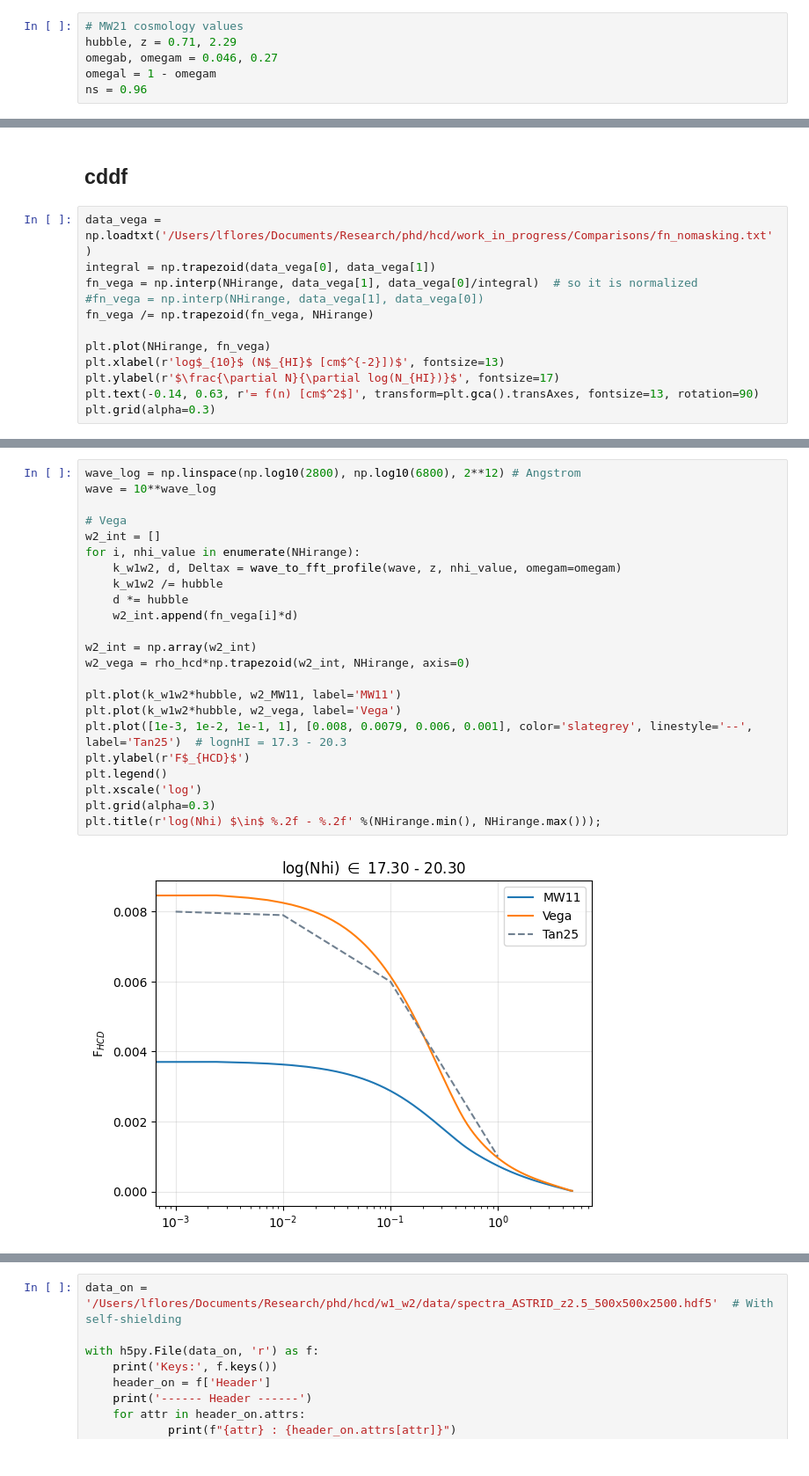
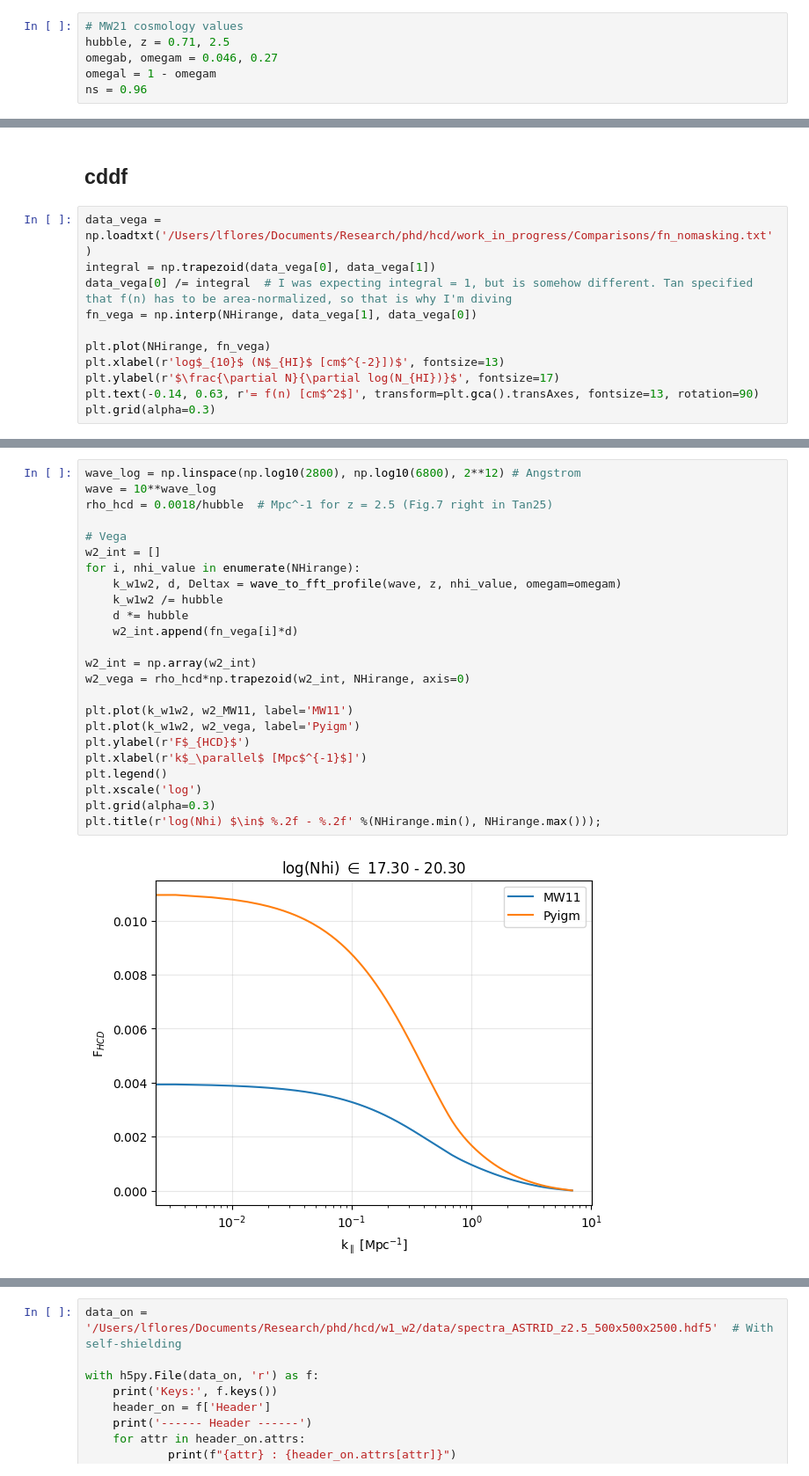
Before and after one commit to andreufont/astrid_hcd, a Jupyter notebook: MW11model/Comparisons/FVoigt=W2.ipynb, the cells around one changed output, grey strips where cells are left out. Shown at 88% size. Saved outputs shown, nothing was run; the diff lists cells and outputs as text.

```diff
--- a/MW11model/Comparisons/FVoigt=W2.ipynb
+++ b/MW11model/Comparisons/FVoigt=W2.ipynb
@@ -20,6 +16,6 @@ B) Recreating Fig. B1 in MW11 - After computing w2 and Fhcd we will compute P1d
 # %%
 # MW21 cosmology values
-hubble, z = 0.71, 2.29
+hubble, z = 0.71, 2.5
 omegab, omegam = 0.046, 0.27
 omegal = 1 - omegam
 ns = 0.96
@@ -107,9 +106,8 @@ This cddf is normalized so we will compute w1 and w2 as in Tan25: ccdf_vega = fn
 # %%
 data_vega = np.loadtxt('/Users/lflores/Documents/Research/phd/hcd/work_in_progress/Comparisons/fn_nomasking.txt')
 integral = np.trapezoid(data_vega[0], data_vega[1])
-fn_vega = np.interp(NHirange, data_vega[1], data_vega[0]/integral)  # so it is normalized
-#fn_vega = np.interp(NHirange, data_vega[1], data_vega[0])
-fn_vega /= np.trapezoid(fn_vega, NHirange)
+data_vega[0] /= integral  # I was expecting integral = 1, but is somehow different. Tan specified that f(n) has to be area-normalized, so that is why I'm diving
+fn_vega = np.interp(NHirange, data_vega[1], data_vega[0])
 
 plt.plot(NHirange, fn_vega)
 plt.xlabel(r'log$_{10}$ (N$_{HI}$ [cm$^{-2}])$', fontsize=13)
@@ -127,26 +119,27 @@ rho_hcd = 0.00158*dAA_dMpc_func(cosmo=cosmocamb, z=z, lambda_AA=1215.67) # Mpc^-
 # %%
 wave_log = np.linspace(np.log10(2800), np.log10(6800), 2**12) # Angstrom
 wave = 10**wave_log
+rho_hcd = 0.0018/hubble  # Mpc^-1 for z = 2.5 (Fig.7 right in Tan25)
 
 # Vega
 w2_int = []
 for i, nhi_value in enumerate(NHirange):
     k_w1w2, d, Deltax = wave_to_fft_profile(wave, z, nhi_value, omegam=omegam)
     k_w1w2 /= hubble
     d *= hubble
     w2_int.append(fn_vega[i]*d)
 
 w2_int = np.array(w2_int)
 w2_vega = rho_hcd*np.trapezoid(w2_int, NHirange, axis=0)
 
-plt.plot(k_w1w2*hubble, w2_MW11, label='MW11')
-plt.plot(k_w1w2*hubble, w2_vega, label='Vega')
-plt.plot([1e-3, 1e-2, 1e-1, 1], [0.008, 0.0079, 0.006, 0.001], color='slategrey', linestyle='--', label='Tan25')  # lognHI = 17.3 - 20.3
+plt.plot(k_w1w2, w2_MW11, label='MW11')
+plt.plot(k_w1w2, w2_vega, label='Pyigm')
 plt.ylabel(r'F$_{HCD}$')
+plt.xlabel(r'k$_\parallel$ [Mpc$^{-1}$]')
 plt.legend()
 plt.xscale('log')
 plt.grid(alpha=0.3)
 plt.title(r'log(Nhi) $\in$ %.2f - %.2f' %(NHirange.min(), NHirange.max()));
 # %% [output]
-[figure, old version]
+[figure, new version]
 # %% [markdown]
```
Also changed, not shown: parts of 32 cells of this notebook, 5 other files.
